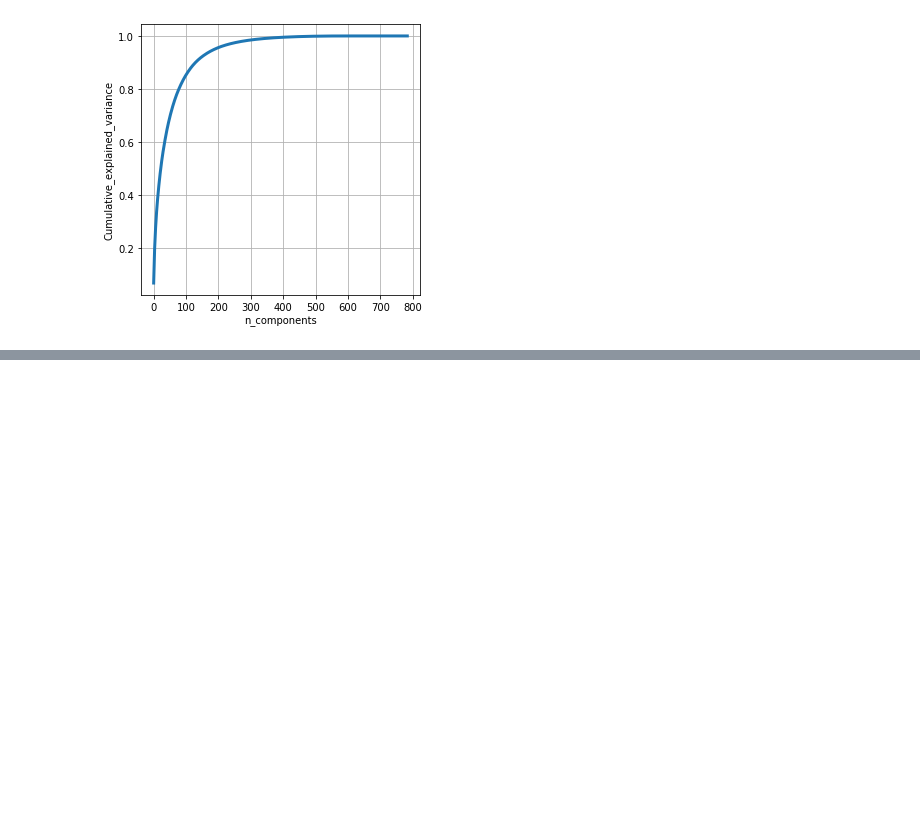
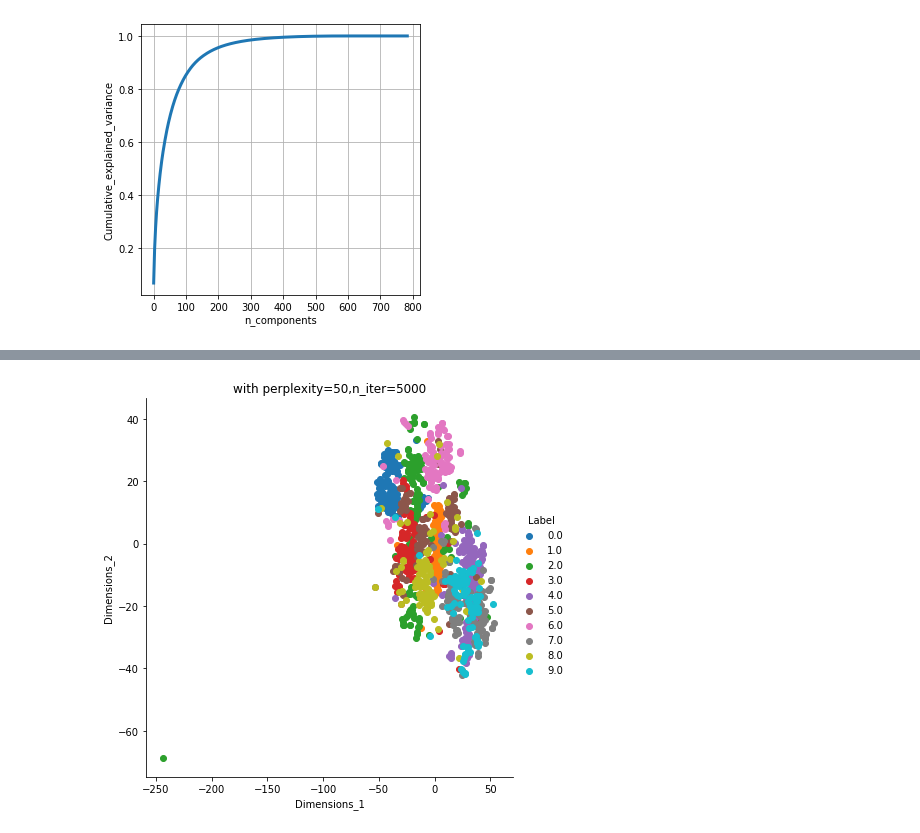
Before and after one commit to raiakash203/Machine-Learning, a Jupyter notebook: Dimension Reduction/Dimentionality_Reduction.ipynb, the cells around one changed output, grey strips where cells are left out. Cells and saved outputs as stored; diff of their text form; code cells hidden in the pictures; blank space fills up the shorter version.

```diff
--- a/Dimension Reduction/Dimentionality_Reduction.ipynb
+++ b/Dimension Reduction/Dimentionality_Reduction.ipynb
@@ -203,0 +269,23 @@ plt.show()
+# %%
+#with modified perplexity and number of iterations
+
+model = TSNE(n_components=2,random_state=0,perplexity=50,n_iter=5000)
+# Parameters:
+# n_components i.e the dimensions  = 2
+# default perplexity is 50
+# default learning rate = 200
+# default maximum number of iterations = 5000
+
+tsne_data = model.fit_transform(data_sample)
+
+#creating dataframe which will help in ploting the data
+tsne_data = np.vstack((tsne_data.T,label)).T
+reduced_tsne_df = pd.DataFrame(tsne_data,columns=['Dimensions_1','Dimensions_2','Label'])
+
+#ploting the results
+
+sns.FacetGrid(reduced_tsne_df,hue='Label',size=6).map(plt.scatter,'Dimensions_1','Dimensions_2').add_legend()
+plt.title('with perplexity=50,n_iter=5000')
+plt.show()
+# %% [output]
+[figure, added]
```
Also changed, not shown: parts of 8 cells of this notebook.
